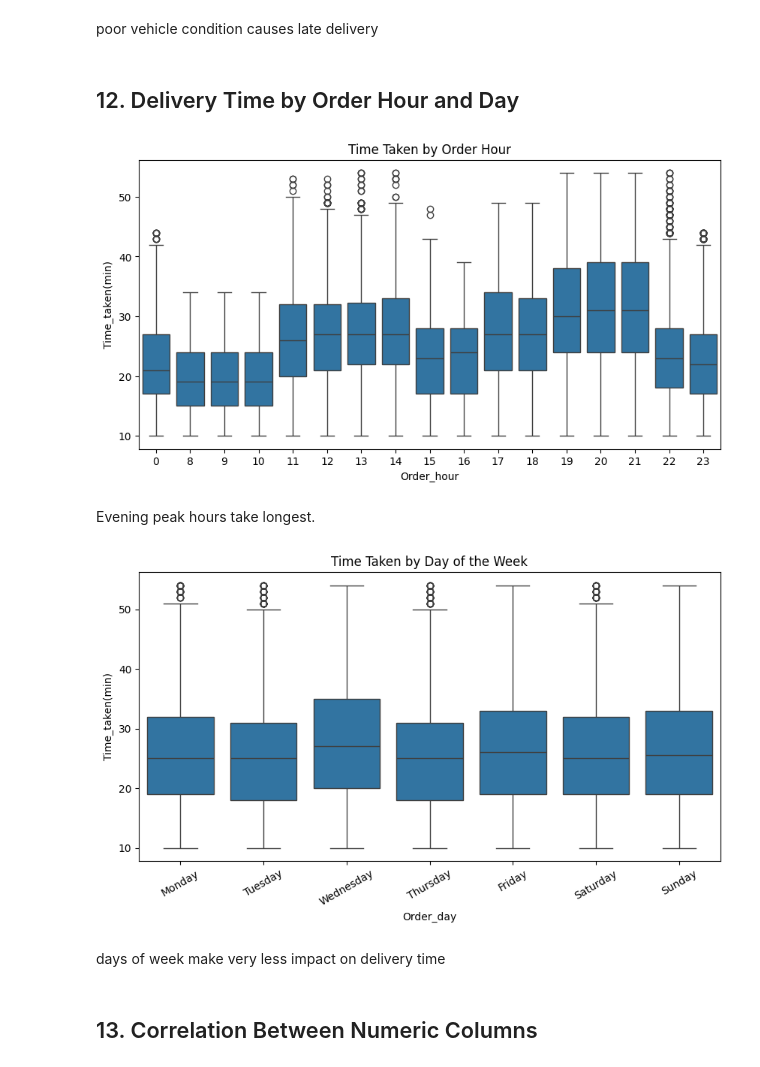
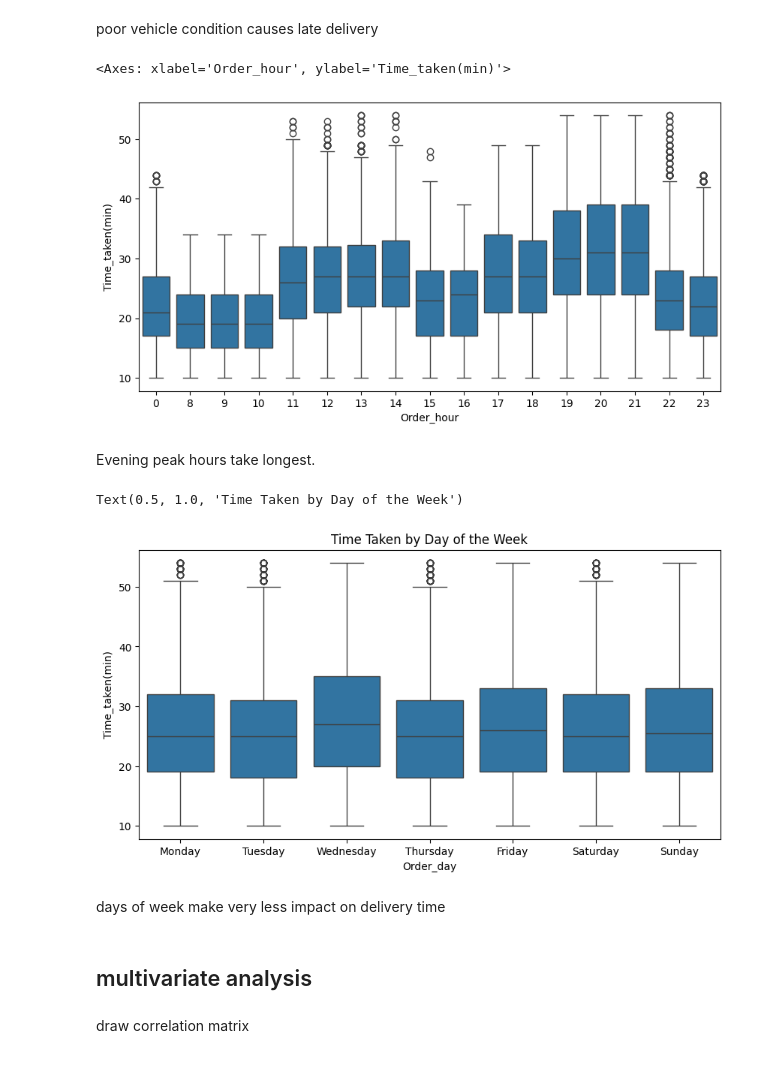
Before and after one commit to pushkarupadhyay587-a11y/Probation-Project-26, a Jupyter notebook: pushkar-task6/EDA.ipynb, the cells around one changed output. Drawn from its saved outputs; the diff is of its cells as text; code cells hidden in the pictures.

```diff
--- a/pushkar-task6/EDA.ipynb
+++ b/pushkar-task6/EDA.ipynb
@@ -570,36 +591,32 @@ plt.show()
 [figure]
 # %% [markdown]
 poor vehicle condition causes late delivery
-# %% [markdown]
-## 12. Delivery Time by Order Hour and Day
 # %%
 
 df['Order_hour'] = df['Time_Orderd'].apply(lambda t: t.hour if pd.notnull(t) else np.nan)
 
 plt.figure(figsize=(10, 5))
 sns.boxplot(data=df, x='Order_hour', y='Time_taken(min)')
-plt.title('Time Taken by Order Hour')
-plt.show()
 # %% [output]
+<Axes: xlabel='Order_hour', ylabel='Time_taken(min)'>
-[figure, old version]
+[figure, new version]
 # %% [markdown]
 Evening peak hours take longest.
 # %%
 
 df['Order_day'] = df['Order_Date'].dt.day_name()
-
 plt.figure(figsize=(10, 5))
-order = ['Monday', 'Tuesday', 'Wednesday', 'Thursday', 'Friday', 'Saturday', 'Sunday']
 sns.boxplot(data=df, x='Order_day', y='Time_taken(min)', order=order)
 plt.title('Time Taken by Day of the Week')
-plt.xticks(rotation=30)
-plt.show()
 # %% [output]
+Text(0.5, 1.0, 'Time Taken by Day of the Week')
-[figure, old version]
+[figure, new version]
 # %% [markdown]
 days of week make very less impact on delivery time
-# %% [markdown]
-## 13. Correlation Between Numeric Columns
+# %% [markdown]
+## multivariate analysis
+# %% [markdown]
+draw correlation matrix
 # %%
 numeric_df = df[['Delivery_person_Age', 'Delivery_person_Ratings','Vehicle_condition','multiple_deliveries', 'Time_taken(min)']]
 
```
Also changed, not shown: parts of 27 cells of this notebook.
